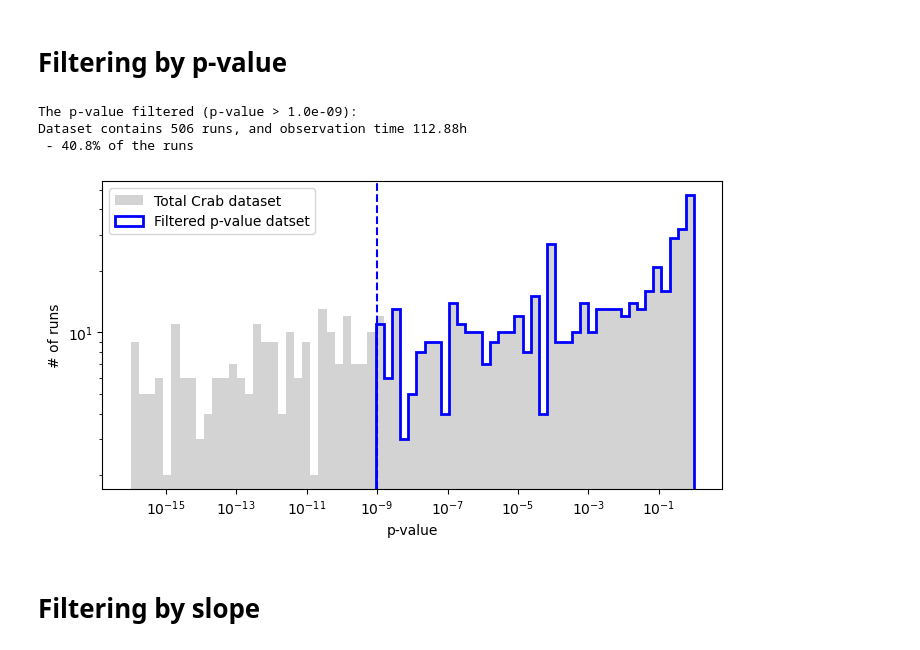
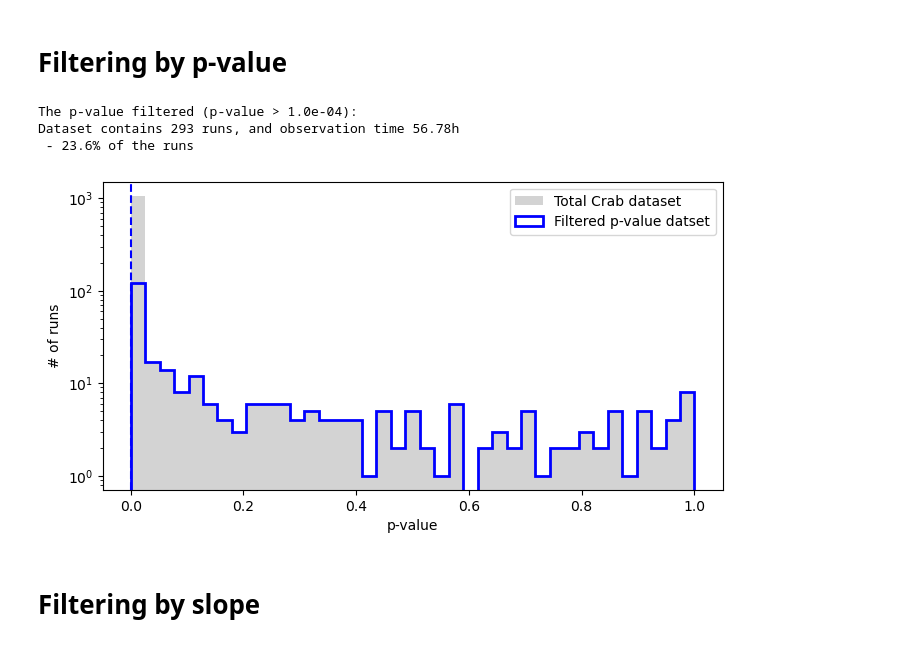
Before and after one commit to juanjq/cherenkov_transparency_corrections, a Jupyter notebook: dataset_selection/run_selection.ipynb, the cells around one changed output. Saved outputs shown, nothing was run; the diff lists cells and outputs as text; code cells hidden in the pictures.

```diff
--- a/dataset_selection/run_selection.ipynb
+++ b/dataset_selection/run_selection.ipynb
@@ -30,8 +30,14 @@ source_coordinates = SkyCoord.from_name("crab")
 min_angle_to_source = 0.35 * u.deg
 max_angle_to_source = 0.45 * u.deg
 
+####################################
+# --- POWER LAW PARAMETERS REF --- #
+ref_p0 =  1.74
+ref_p1 = -2.23
+####################################
+
 # p-value of subrun interpolation scaling -----------
-min_pval = 1e-9
+min_pval = 1e-4
 
 # mean intensity power index -----------
 min_pindex   = -2.4
@@ -156,29 +162,30 @@ df_pvalue_filtered = df_crab.query(f"fit_pvalue > {min_pval}")
 
 total_obs_time = sum(df_pvalue_filtered["telapsed"]) / 3600
 print(f"\nThe p-value filtered (p-value > {min_pval:.1e}):")
-print(f"Dataset contains {len(df_pvalue)} runs, and observation time {total_obs_time:.2f}h")
+print(f"Dataset contains {len(df_pvalue_filtered)} runs, and observation time {total_obs_time:.2f}h")
 print(f" - {len(df_pvalue_filtered)/len(df_crab)*100:.1f}% of the runs\n")
 # %% [output]
-The p-value filtered (p-value > 1.0e-09):
-Dataset contains 506 runs, and observation time 112.88h
- - 40.8% of the runs
+The p-value filtered (p-value > 1.0e-04):
+Dataset contains 293 runs, and observation time 56.78h
+ - 23.6% of the runs
 # %%
 fig, ax = plt.subplots(1, 1, figsize=(8, 4))
 
-ax.hist(df_crab["fit_pvalue"], np.logspace(-16, 0, 70), color="lightgray", label="Total Crab dataset")
-ax.hist(df_pvalue_filtered["fit_pvalue"], np.logspace(-16, 0, 70), color="b", histtype="step", lw=2, label="Filtered p-value datset")
+ax.hist(df_crab["fit_pvalue"], np.linspace(0, 1, 40), color="lightgray", label="Total Crab dataset")
+ax.hist(df_pvalue_filtered["fit_pvalue"], np.linspace(0, 1, 40), color="b", histtype="step", lw=2, label="Filtered p-value datset")
 
 ax.axvline(min_pval, color="b", ls="--")
 
-ax.loglog()
+# ax.loglog()
+ax.set_yscale("log")
 ax.legend()
 ax.set_xlabel("p-value")
 ax.set_ylabel("# of runs")
 
 # plt.savefig(f"plots/total.png", bbox_inches="tight", dpi=300)
 plt.show()
 # %% [output]
-[figure, old version]
+[figure, new version]
 # %% [markdown]
 # Filtering by slope
 # %%
```
Also changed, not shown: parts of 19 cells of this notebook, 4 other files.
